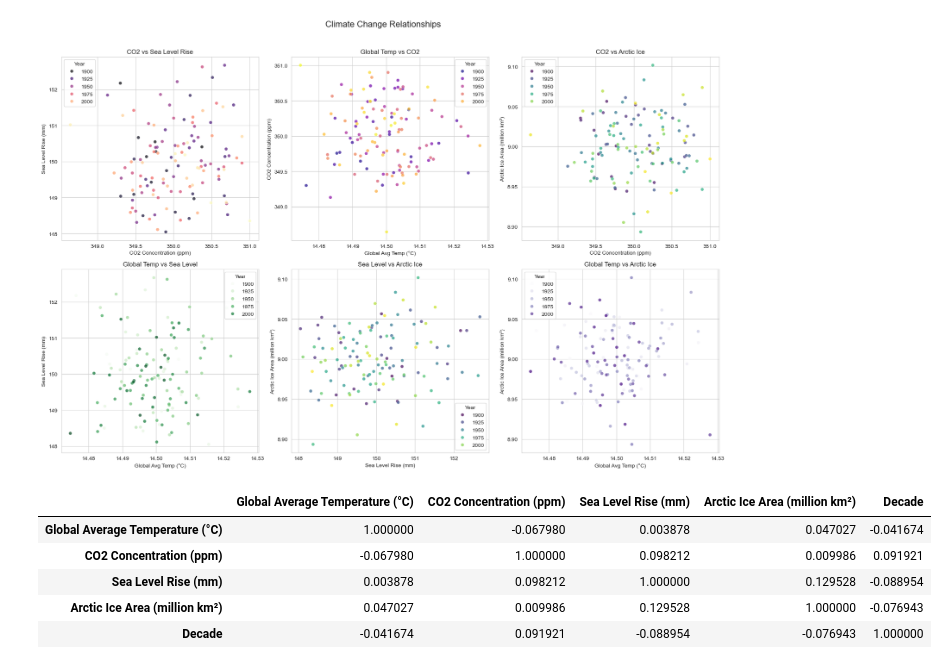
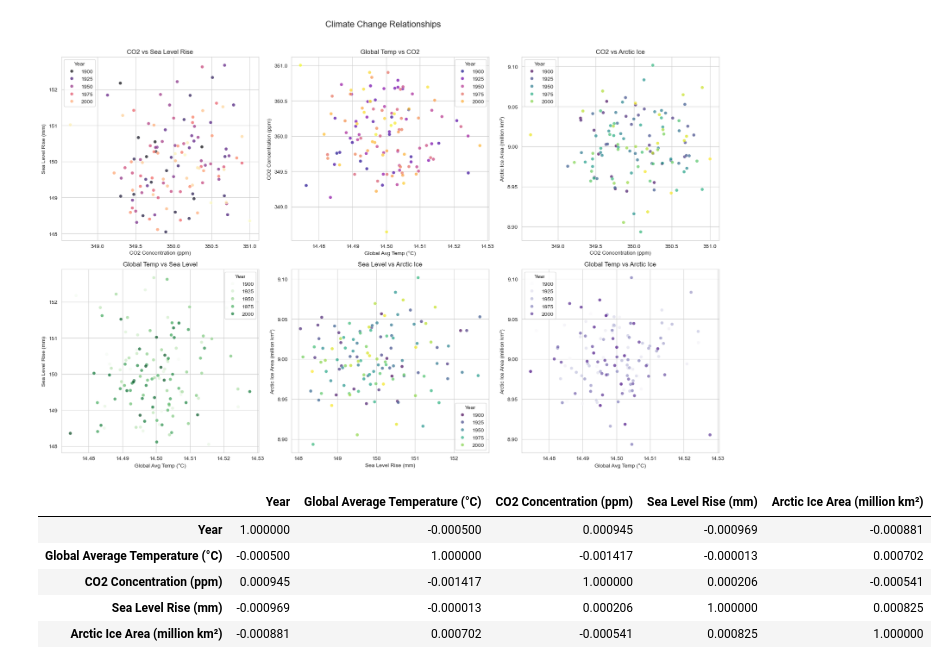
Before and after one commit to Omdena-NIC-Nepal/complete-eda-tensor, a Jupyter notebook: climate_eda.ipynb, the cells around one changed output. Cells and saved outputs as stored; diff of their text form; code cells hidden in the pictures.

```diff
--- a/climate_eda.ipynb
+++ b/climate_eda.ipynb
@@ -712,12 +712,12 @@ plt.show()
 # %% [output]
 [figure]
 # %%
-corelation_matrix = df_grouped_by_year.corr()
+corelation_matrix = df.corr()
 corelation_matrix
 # %% [output]
-|  | Global Average Temperature (°C) | CO2 Concentration (ppm) | Sea Level Rise (mm) | Arctic Ice Area (million km²) | Decade |
-| Global Average Temperature (°C) | 1.000000 | -0.067980 | 0.003878 | 0.047027 | -0.041674 |
-| CO2 Concentration (ppm) | -0.067980 | 1.000000 | 0.098212 | 0.009986 | 0.091921 |
-| Sea Level Rise (mm) | 0.003878 | 0.098212 | 1.000000 | 0.129528 | -0.088954 |
-| Arctic Ice Area (million km²) | 0.047027 | 0.009986 | 0.129528 | 1.000000 | -0.076943 |
-| Decade | -0.041674 | 0.091921 | -0.088954 | -0.076943 | 1.000000 |
+|  | Year | Global Average Temperature (°C) | CO2 Concentration (ppm) | Sea Level Rise (mm) | Arctic Ice Area (million km²) |
+| Year | 1.000000 | -0.000500 | 0.000945 | -0.000969 | -0.000881 |
+| Global Average Temperature (°C) | -0.000500 | 1.000000 | -0.001417 | -0.000013 | 0.000702 |
+| CO2 Concentration (ppm) | 0.000945 | -0.001417 | 1.000000 | 0.000206 | -0.000541 |
+| Sea Level Rise (mm) | -0.000969 | -0.000013 | 0.000206 | 1.000000 | 0.000825 |
+| Arctic Ice Area (million km²) | -0.000881 | 0.000702 | -0.000541 | 0.000825 | 1.000000 |
```
